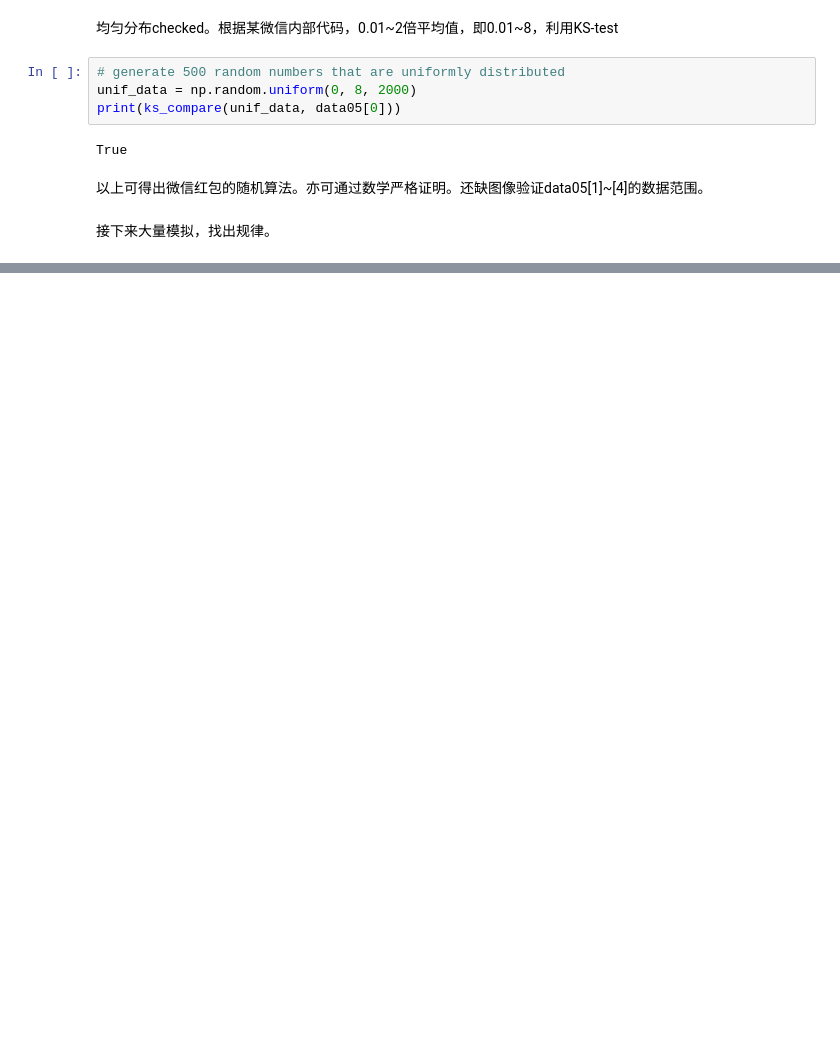
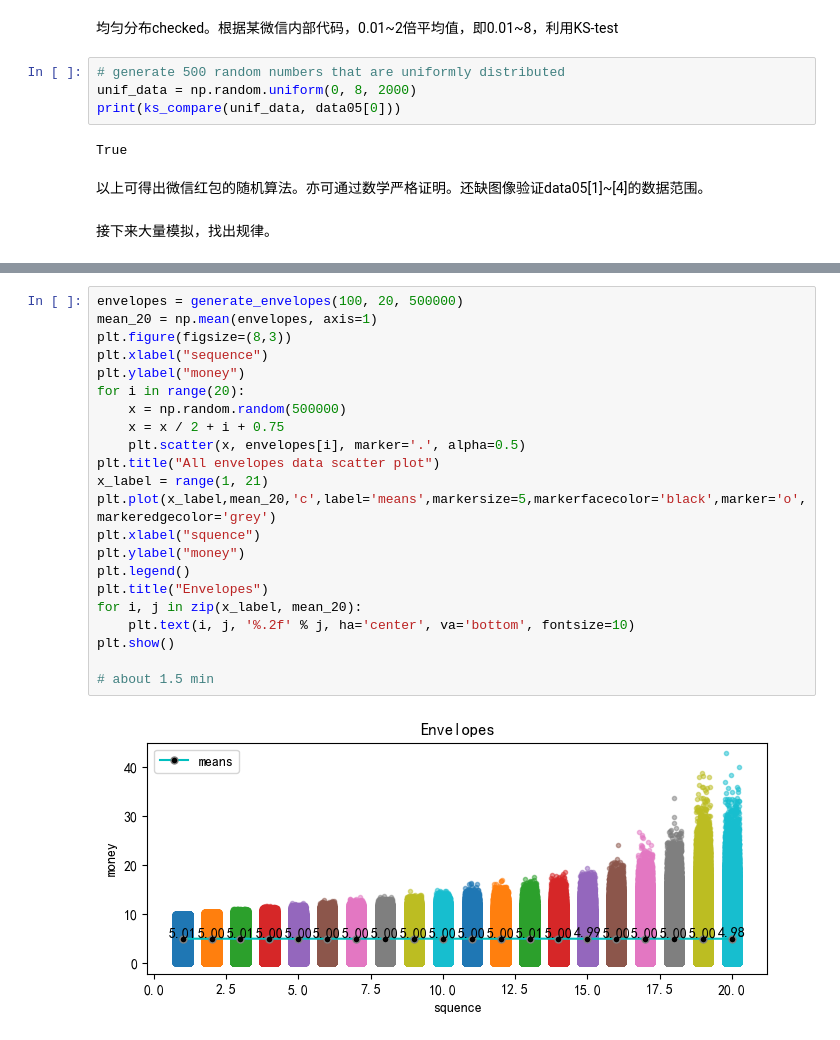
Before and after one commit to qinchao2022/SI140A-project, a Jupyter notebook: main.ipynb, the cells around one changed output, grey strips where cells are left out. Saved outputs shown, nothing was run; the diff lists cells and outputs as text; blank space fills up the shorter version.

```diff
--- a/main.ipynb
+++ b/main.ipynb
@@ -157,0 +202,24 @@ True
+# %%
+envelopes = generate_envelopes(100, 20, 500000)
+mean_20 = np.mean(envelopes, axis=1)
+plt.figure(figsize=(8,3))
+plt.xlabel("sequence")
+plt.ylabel("money")
+for i in range(20):
+    x = np.random.random(500000)
+    x = x / 2 + i + 0.75
+    plt.scatter(x, envelopes[i], marker='.', alpha=0.5)
+plt.title("All envelopes data scatter plot")
+x_label = range(1, 21)
+plt.plot(x_label,mean_20,'c',label='means',markersize=5,markerfacecolor='black',marker='o',markeredgecolor='grey')
+plt.xlabel("squence")
+plt.ylabel("money")
+plt.legend()
+plt.title("Envelopes")
+for i, j in zip(x_label, mean_20):
+    plt.text(i, j, '%.2f' % j, ha='center', va='bottom', fontsize=10)
+plt.show()
+
+# about 1.5 min
+# %% [output]
+[figure, added]
```
Also changed, not shown: parts of 8 cells of this notebook, 1 other file.
